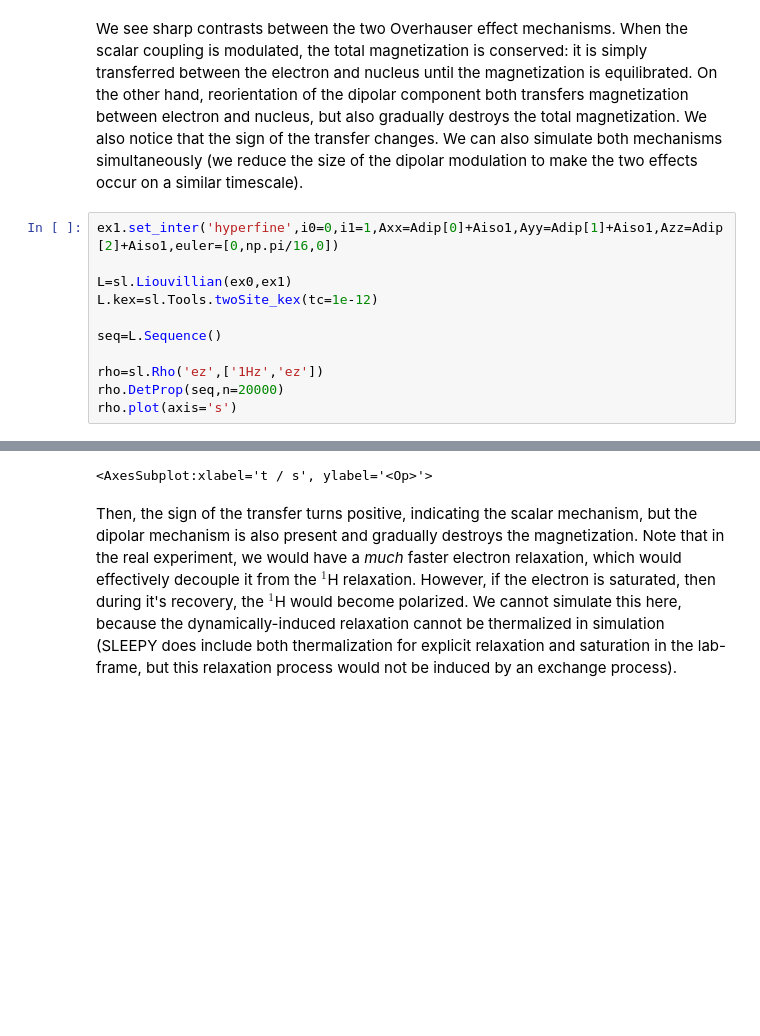
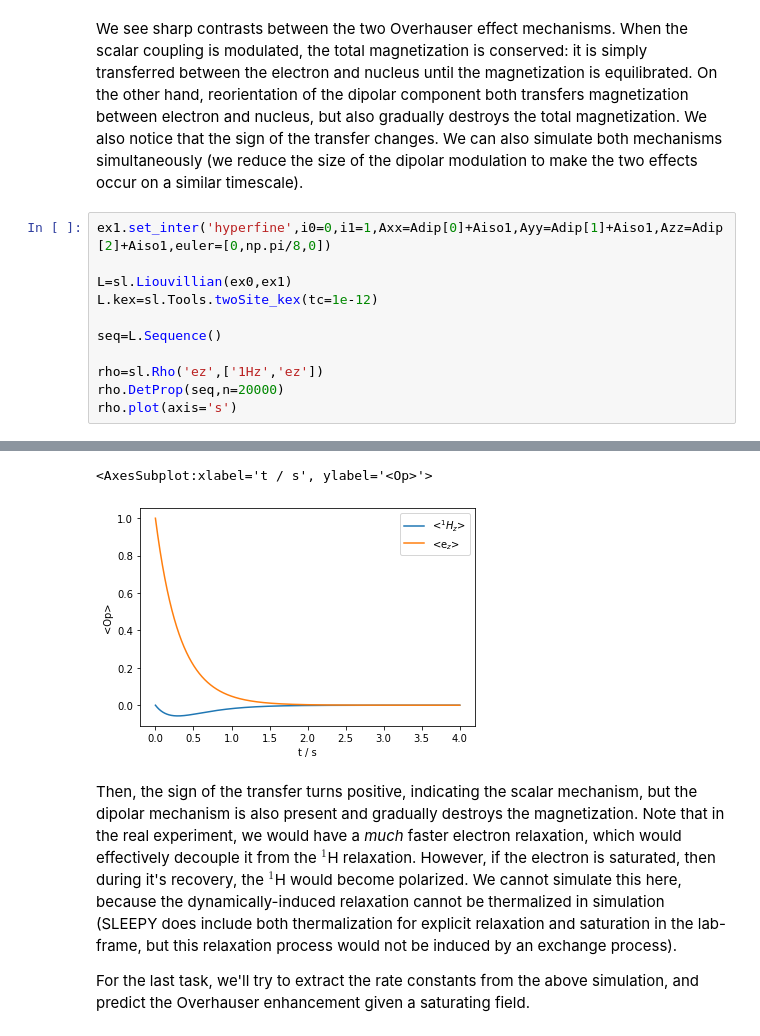
Before and after one commit to alsinmr/SLEEPY_tutorial, a Jupyter notebook: DNP/OverHauserEffect.ipynb, the cells around one changed output, grey strips where cells are left out. Drawn from its saved outputs; the diff is of its cells as text; blank space fills up the shorter version.

```diff
--- a/DNP/OverHauserEffect.ipynb
+++ b/DNP/OverHauserEffect.ipynb
@@ -64,7 +66,7 @@ rho.plot(axis='s')
 # %% [markdown]
 We see sharp contrasts between the two Overhauser effect mechanisms. When the scalar coupling is modulated, the total magnetization is conserved: it is simply transferred between the electron and nucleus until the magnetization is equilibrated. On the other hand, reorientation of the dipolar component both transfers magnetization between electron and nucleus, but also gradually destroys the total magnetization. We also notice that the sign of the transfer changes. We can also simulate both mechanisms simultaneously (we reduce the size of the dipolar modulation to make the two effects occur on a similar timescale).
 # %%
-ex1.set_inter('hyperfine',i0=0,i1=1,Axx=Adip[0]+Aiso1,Ayy=Adip[1]+Aiso1,Azz=Adip[2]+Aiso1,euler=[0,np.pi/16,0])
+ex1.set_inter('hyperfine',i0=0,i1=1,Axx=Adip[0]+Aiso1,Ayy=Adip[1]+Aiso1,Azz=Adip[2]+Aiso1,euler=[0,np.pi/8,0])
 
 L=sl.Liouvillian(ex0,ex1)
 L.kex=sl.Tools.twoSite_kex(tc=1e-12)
@@ -80,3 +80,6 @@ rho.plot(axis='s')
 <AxesSubplot:xlabel='t / s', ylabel='<Op>'>
+[figure, added]
 # %% [markdown]
 Then, the sign of the transfer turns positive, indicating the scalar mechanism, but the dipolar mechanism is also present and gradually destroys the magnetization. Note that in the real experiment, we would have a *much* faster electron relaxation, which would effectively decouple it from the $^1$H relaxation. However, if the electron is saturated, then during it's recovery, the $^1$H would become polarized. We cannot simulate this here, because the dynamically-induced relaxation cannot be thermalized in simulation (SLEEPY does include both thermalization for explicit relaxation and saturation in the lab-frame, but this relaxation process would not be induced by an exchange process).
+
+For the last task, we'll try to extract the rate constants from the above simulation, and predict the Overhauser enhancement given a saturating field.
```
Also changed, not shown: parts of 19 cells of this notebook.
